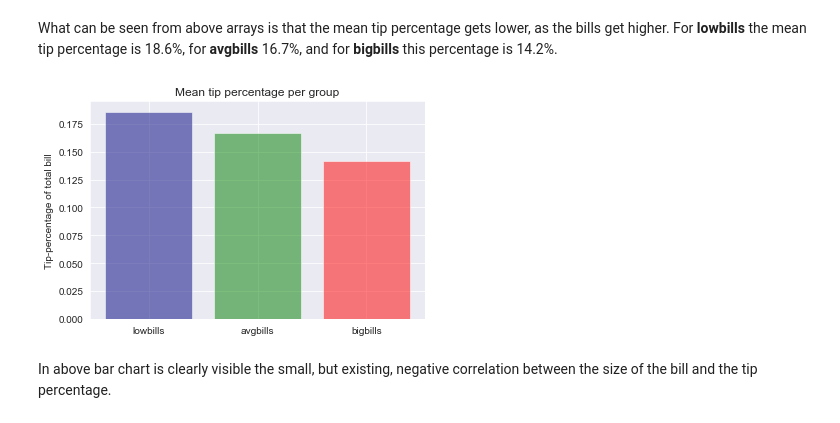
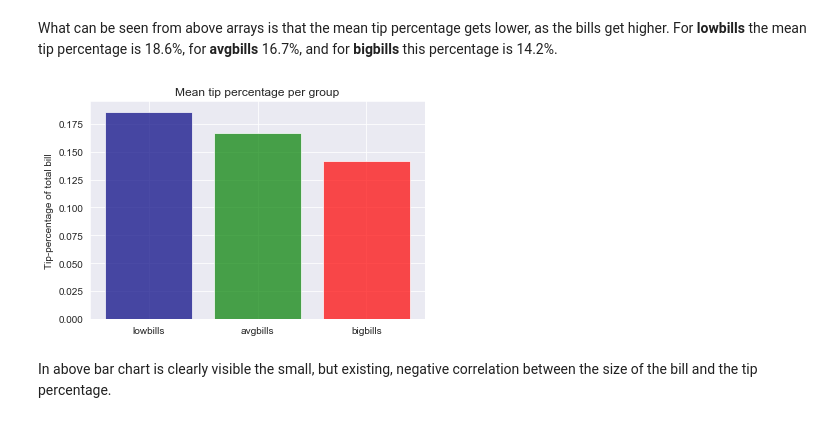
Before and after one commit to Ardvb/FODAProject2019, a Jupyter notebook: FODA Assessment 2019.ipynb, the cells around one changed output. Saved outputs shown, nothing was run; the diff lists cells and outputs as text; code cells hidden in the pictures.

```diff
--- a/FODA Assessment 2019.ipynb
+++ b/FODA Assessment 2019.ipynb
@@ -365,18 +386,23 @@ bigbills.describe()
 # %% [markdown]
 What can be seen from above arrays is that the mean tip percentage gets lower, as the bills get higher. For **lowbills** the mean tip percentage is 18.6%, for **avgbills** 16.7%, and for **bigbills** this percentage is 14.2%.
 # %%
-objects = ("lowbills", "avgbills", "bigbills") # https://pythonspot.com/matplotlib-bar-chart/
+# Set the objects on the x-axis
+difbills = ("lowbills", "avgbills", "bigbills") # Learned how to plot bar charts here: https://pythonspot.com/matplotlib-bar-chart/
+# Set the values for the difbills
 meantippct = [0.186, 0.167, 0.142]
-yheight = np.arange(len(objects))
+# Set highest value of y-axis same as highest value of the difbills
+y = np.arange(len(difbills))
 
-plt.bar(yheight,meantippct, align='center', alpha=0.5, color=("navy", "green", "red"))
-plt.xticks(yheight, objects)
+# plot a bar plot and choose color strength (0-1) and which colors to use
+plt.bar(yheight,meantippct, alpha=0.7, color=("navy", "green", "red"))
+plt.xticks(y, difbills)
+# Label the y axis and give plot a title.
 plt.ylabel('Tip-percentage of total bill')
 plt.title("Mean tip percentage per group")
 
 plt.show()
 # %% [output]
-[figure, old version]
+[figure, new version]
 # %% [markdown]
 In above bar chart is clearly visible the small, but existing, negative correlation between the size of the bill and the tip percentage.
 # %% [markdown]
```
Also changed, not shown: parts of 85 cells of this notebook.
